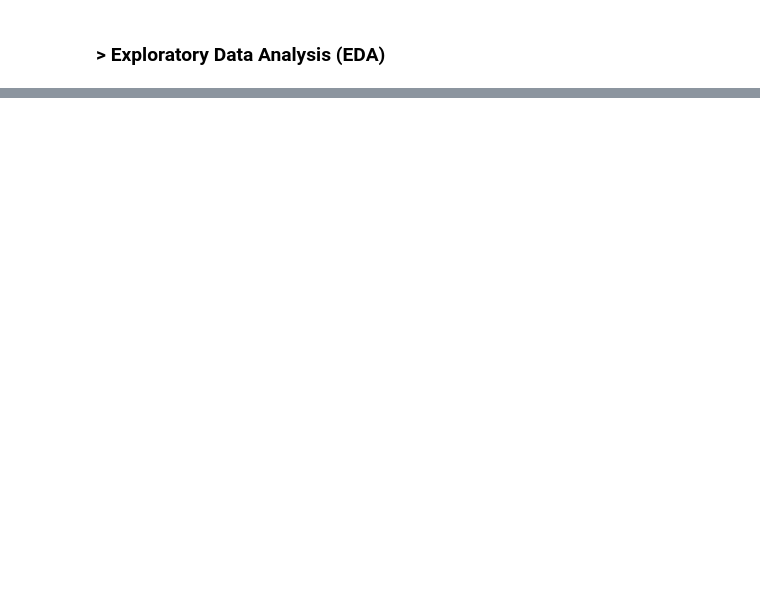
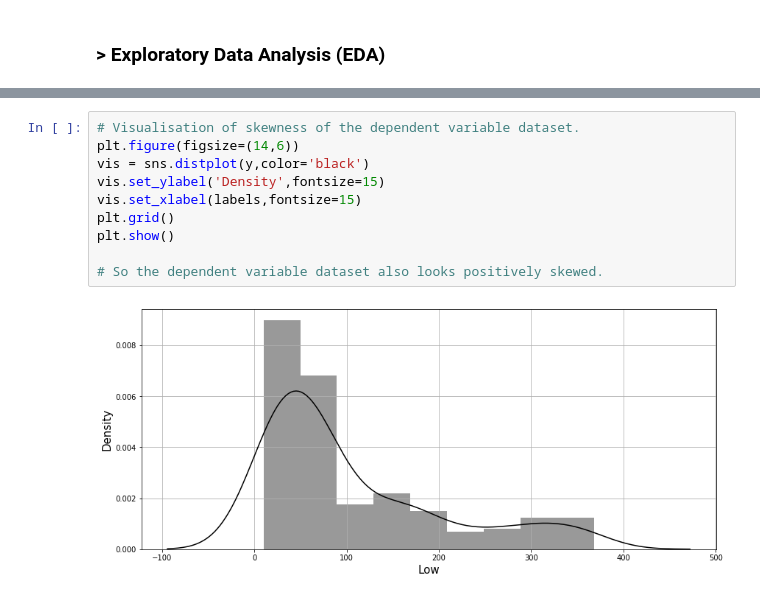
Before and after one commit to Arka1212/Yes-Bank-Stock-Closing-Price-Predcition, a Jupyter notebook: Yes_Bank_Stock_Closing_Price_Prediction_(ML_capstone).ipynb, the cells around one changed output, grey strips where cells are left out. Drawn from its saved outputs; the diff is of its cells as text; blank space fills up the shorter version.

```diff
--- a/Yes_Bank_Stock_Closing_Price_Prediction_(ML_capstone).ipynb
+++ b/Yes_Bank_Stock_Closing_Price_Prediction_(ML_capstone).ipynb
@@ -143,0 +191,12 @@ y = bank_df['Close']                       # Dependent variable.
+# %%
+# Visualisation of skewness of the dependent variable dataset.
+plt.figure(figsize=(14,6))
+vis = sns.distplot(y,color='black')
+vis.set_ylabel('Density',fontsize=15)
+vis.set_xlabel(labels,fontsize=15)
+plt.grid()
+plt.show()
+
+# So the dependent variable dataset also looks positively skewed.
+# %% [output]
+[figure, added]
```
Also changed, not shown: parts of 5 cells of this notebook.
